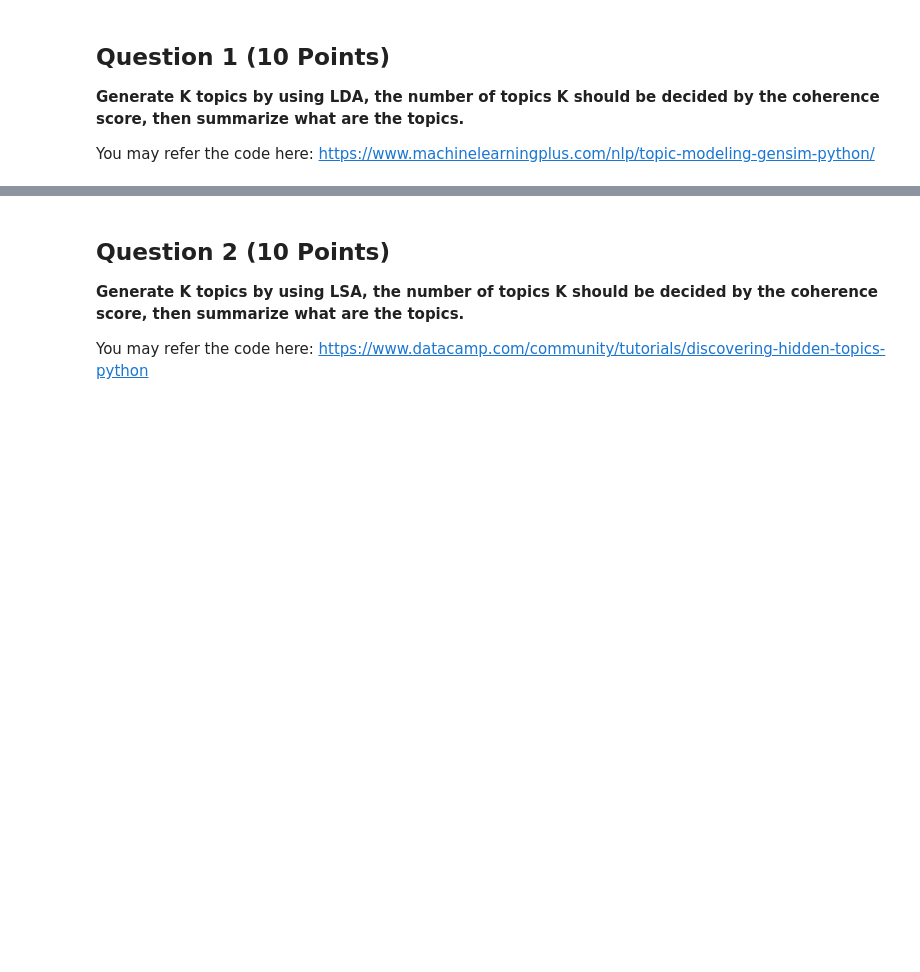
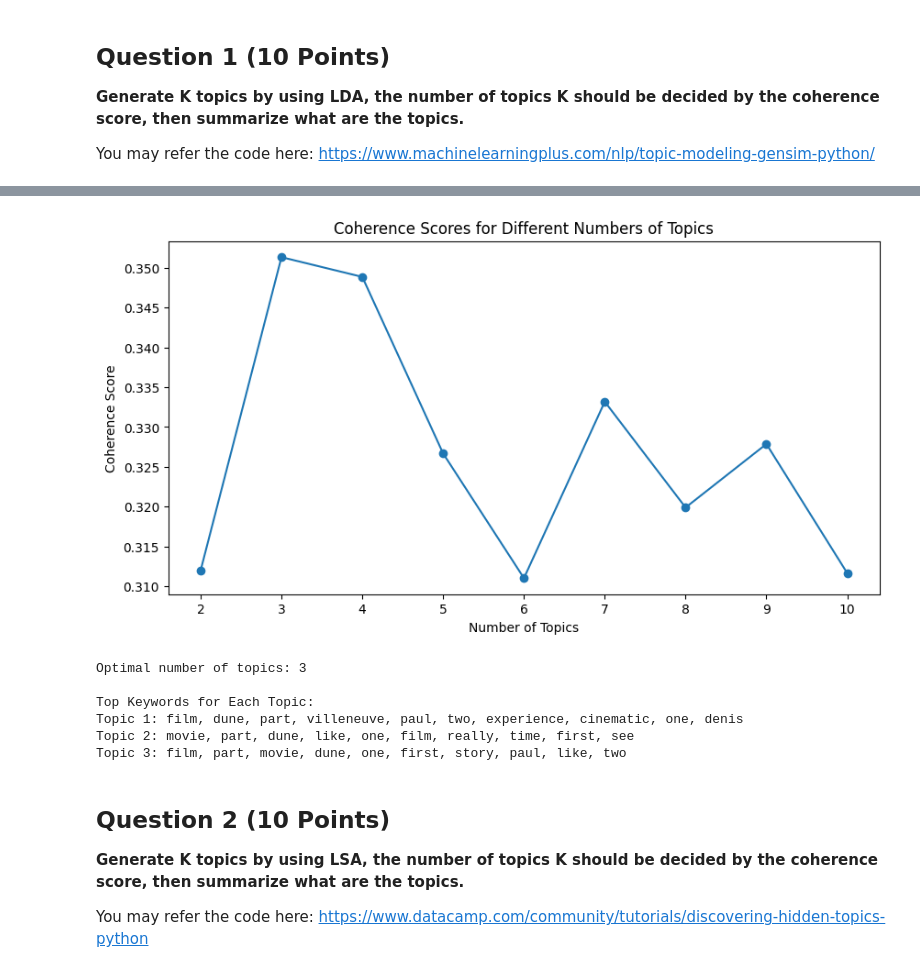
Before and after one commit to Vinuthna06reddy/VinuthnaReddy_INFO5731_FALL2024, a Jupyter notebook: INFO5731_Exercise_4_Updated.ipynb, the cells around one changed output, grey strips where cells are left out. Saved outputs shown, nothing was run; the diff lists cells and outputs as text; code cells hidden in the pictures; blank space fills up the shorter version.

```diff
--- a/INFO5731_Exercise_4_Updated.ipynb
+++ b/INFO5731_Exercise_4_Updated.ipynb
@@ -137,0 +64,73 @@ Topic 9: 0.051*"making" + 0.051*"costs" + 0.051*"rise" + 0.051*"volatility" + 0.
+# %%
+data = pd.read_csv('/content/dune_2_reviews.csv')  # Replace with your data file
+print("Column names in the dataset:", data.columns)
+
+# Specify the column name that contains text data
+# Change this to the correct column name if 'text' is incorrect
+text_column = 'Review Content'  # Change this if the column has a different name
+
+# Check if the column exists
+if text_column not in data.columns:
+    # If 'text' column doesn't exist, try using the first column instead
+    print(f"Column '{text_column}' not found. Using the first column instead.")
+    text_column = data.columns[0]
+
+# Extract documents
+documents = data[text_column].values.tolist()
+
+# Preprocessing function
+def preprocess_text(texts):
+    stop_words = set(stopwords.words('english'))
+    processed_texts = []
+    for text in texts:
+        tokens = word_tokenize(text.lower())
+        tokens = [word for word in tokens if word.isalpha() and word not in stop_words]
+        processed_texts.append(tokens)
+    return processed_texts
+
+# Preprocess documents
+processed_docs = preprocess_text(documents)
+
+# Create Dictionary and Corpus
+id2word = corpora.Dictionary(processed_docs)
+corpus = [id2word.doc2bow(doc) for doc in processed_docs]
+
+# Function to compute coherence values
+def compute_coherence_values(corpus, dictionary, texts, k_range):
+    coherence_values = []
+    for k in k_range:
+        lda_model = gensim.models.LdaModel(corpus=corpus, id2word=dictionary, num_topics=k, random_state=42,
+                                           update_every=1, passes=10, alpha='auto', per_word_topics=True)
+        coherence_model_lda = CoherenceModel(model=lda_model, texts=texts, dictionary=dictionary, coherence='c_v')
+        coherence_score = coherence_model_lda.get_coherence()
+        coherence_values.append(coherence_score)
+        print(f'Coherence Score for {k} topics: {coherence_score}')
+    return coherence_values
+
+# Define range for K and calculate coherence values
+topic_range = range(2, 11)
+coherence_values = compute_coherence_values(corpus, id2word, processed_docs, topic_range)
+
+# Plot coherence scores to select the best number of topics
+plt.figure(figsize=(10, 5))
+plt.plot(topic_range, coherence_values, marker='o')
+plt.title('Coherence Scores for Different Numbers of Topics')
+plt.xlabel('Number of Topics')
+plt.ylabel('Coherence Score')
+plt.xticks(topic_range)
+plt.show()
+
+# Find optimal number of topics
+optimal_k = topic_range[coherence_values.index(max(coherence_values))]
+print(f'\nOptimal number of topics: {optimal_k}')
+
+# Train final LDA model with optimal number of topics
+optimal_model = gensim.models.LdaModel(corpus=corpus, id2word=id2word, num_topics=optimal_k, random_state=42,
+                                       update_every=1, passes=10, alpha='auto', per_word_topics=True)
+
+# Display the topics and their keywords
+print("\nTop Keywords for Each Topic:")
+for i, topic in optimal_model.show_topics(formatted=False, num_words=10):
+    keywords = ", ".join([word for word, prob in topic])
+    print(f"Topic {i + 1}: {keywords}")
+# %% [output]
@@ -138,3 +147,10 @@ Topic 9: 0.051*"making" + 0.051*"costs" + 0.051*"rise" + 0.051*"volatility" + 0.
+[figure, added]
+Optimal number of topics: 3
+
+Top Keywords for Each Topic:
+Topic 1: film, dune, part, villeneuve, paul, two, experience, cinematic, one, denis
+Topic 2: movie, part, dune, like, one, film, really, time, first, see
+Topic 3: film, part, movie, dune, one, first, story, paul, like, two
 # %% [markdown]
 ## Question 2 (10 Points)
 
```
Also changed, not shown: parts of 8 cells of this notebook.
